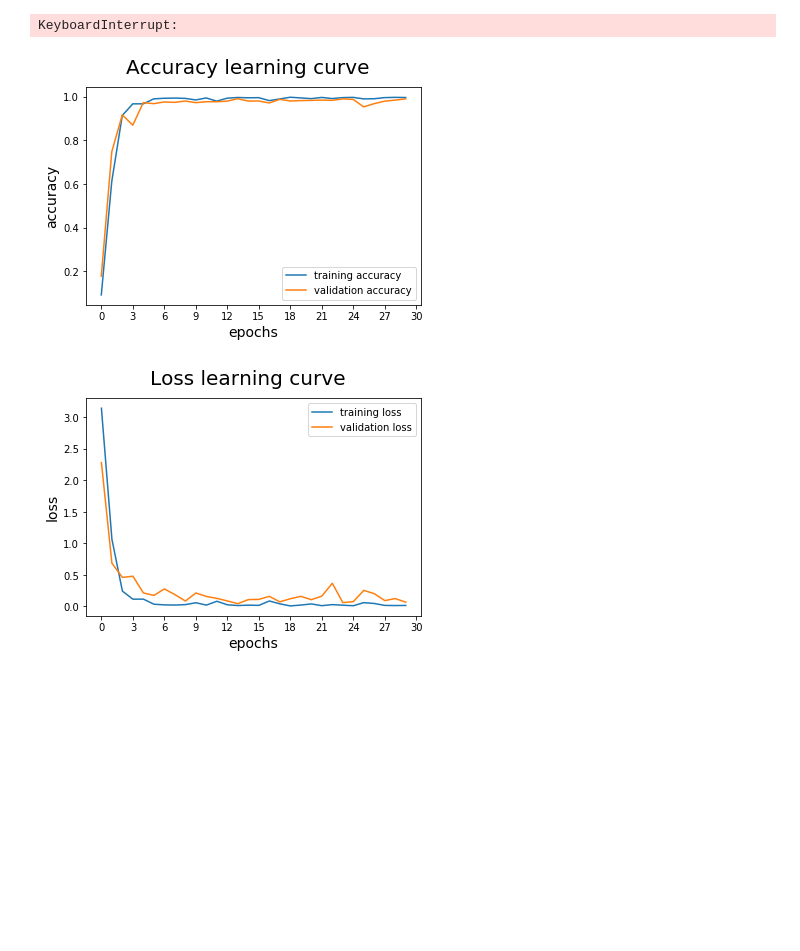
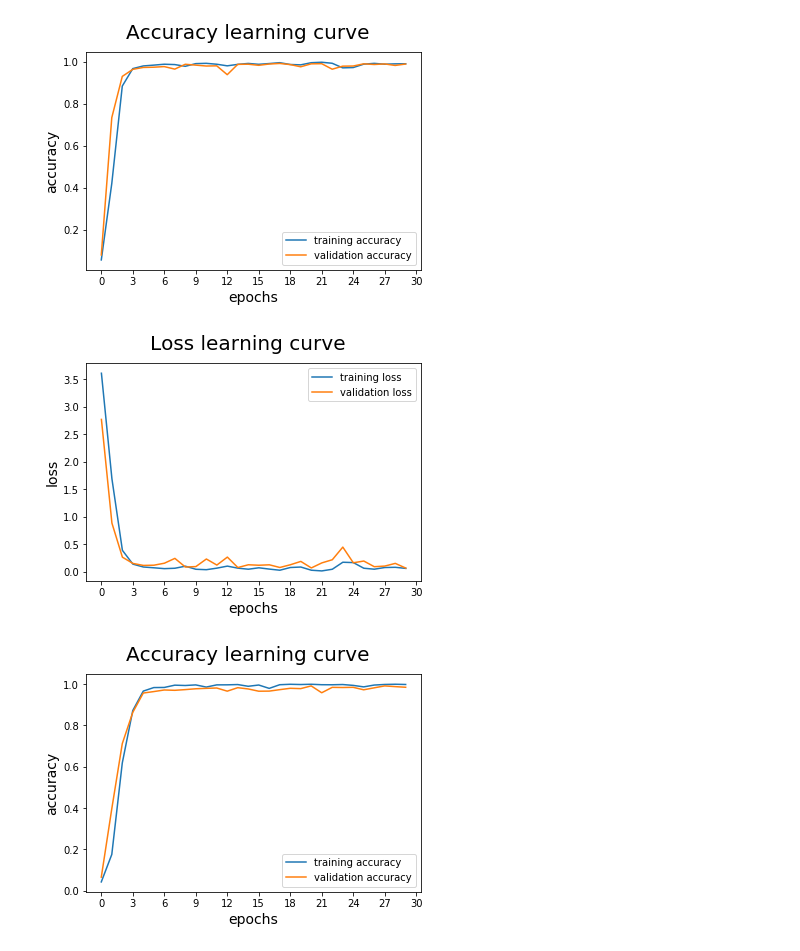
Before and after one commit to raveenaaa/TrafficSignCNN, a Jupyter notebook: VGG16.ipynb, the cells around one changed output. Drawn from its saved outputs; the diff is of its cells as text; code cells hidden in the pictures; blank space fills up the shorter version.

Commit message:
vgg step training for batch sizes done

```diff
--- a/VGG16.ipynb
+++ b/VGG16.ipynb
@@ -124,26 +124,29 @@ def best_results(model_history, file):
 results = "./vgg/"
 plot_acc = "./vgg/acc/"
 plot_loss = "./vgg/loss/"
+test_result_dir = "./vgg/tests/"
 
 os.makedirs(plot_acc, exist_ok=True)
 os.makedirs(plot_loss, exist_ok=True)
+os.makedirs(test_result_dir, exist_ok=True)
 # %%
 # VGG16 only accepts RGB images, hence was trained on only 4 files
-files = [2, 3]
+files = [0,1]
 acc_scores = [0 for i in range(2)]
 batch_size = [128, 256, 512, 1024]
 epochs = 30
 # %%
+best_models = []
 for i in range(len(files)):
     best_batch_size = 0
     best_learning_rate = 0
     best_history = None
 
     # Opening file for reading in binary mode
-    with open('./data/data{}.pickle'.format(i+2), 'rb') as f:
+    with open('./data/data{}.pickle'.format(i), 'rb') as f:
         data = pickle.load(f, encoding='latin1')  # dictionary type
         print("Reading")
-        print("./data/data{}.pickle".format(i+2))
+        print("./data/data{}.pickle".format(i))
 
 
     # Making channels come at the end
@@ -188,8 +191,13 @@ for i in range(len(files)):
             best_batch_size = bs
             best_history = history
 
-
-    best_results(best_history, file="{}/data{}_results_{}.txt".format(results, i+2, best_batch_size))
-    generate_plots(i+2, best_history, plot_acc, plot_loss, best_batch_size)
+    file_name = "{}/data{}_results_{}.txt".format(test_result_dir,i,best_batch_size)
+    test_result_file_handle = open(file_name, "w+")
+    test_result = "BEST MODEL\nTest Accuracy = {0} for {1} batch size".format(acc_scores[i],best_batch_size)
+    test_result_file_handle.write(test_result)
+    test_result_file_handle.close()
+    best_models.append(model)
+    best_results(best_history, file="{}/data{}_results_{}.txt".format(results, i, best_batch_size))
+    generate_plots(i, best_history, plot_acc, plot_loss, best_batch_size)
 # %% [output]
 Reading
@@ -212,3 +220,3 @@ Epoch 5/30
-KeyboardInterrupt:
-[figure, old version]
+[figure, new version]
-[figure, old version]
+[figure, new version]
+[figure, added]
```
Also changed, not shown: parts of 2 cells of this notebook, 28 other files.
